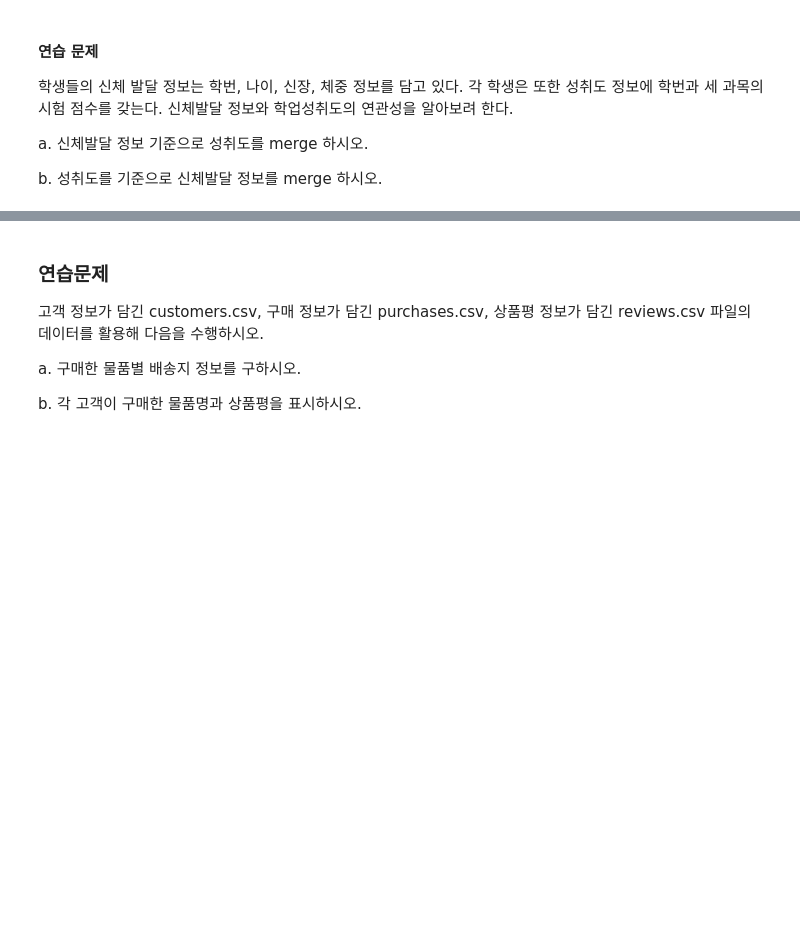
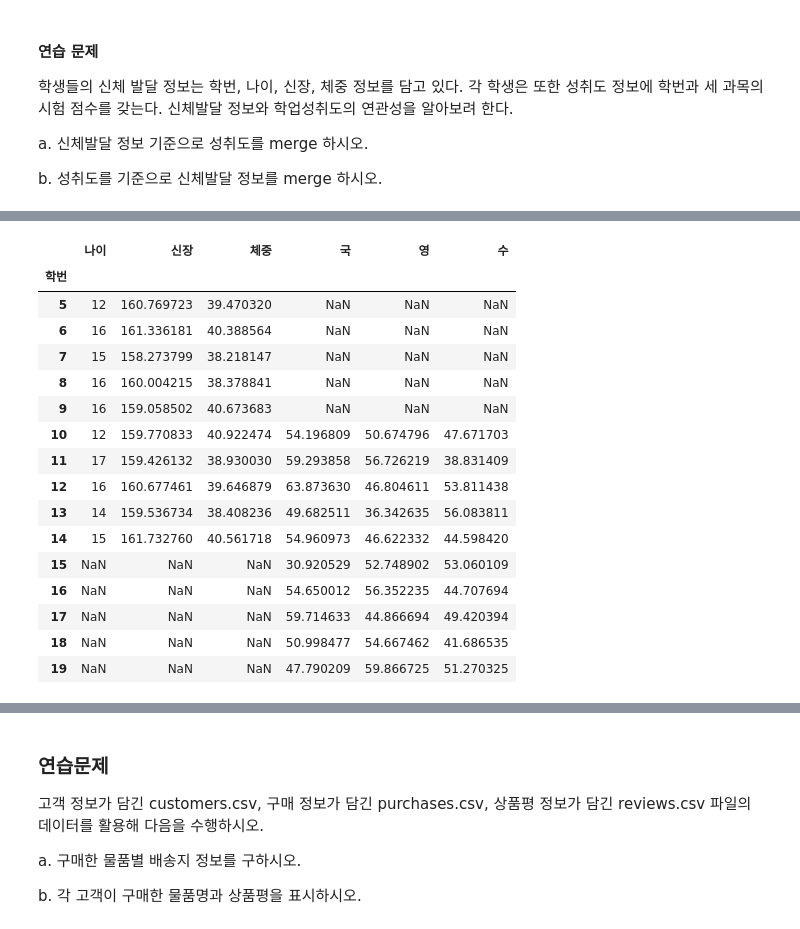
Before and after one commit to lseongjoo/bigpy, a Jupyter notebook: DataPrepare.ipynb, the cells around one changed output, grey strips where cells are left out. Cells and saved outputs as stored; diff of their text form; code cells hidden in the pictures; blank space fills up the shorter version.

```diff
--- a/DataPrepare.ipynb
+++ b/DataPrepare.ipynb
@@ -242,0 +315,22 @@ pd.merge(physical_frame, tests_frame)
+# %%
+# TODO: 문제 1
+data = pd.merge(physical_frame, tests_frame, how='outer').set_index(u'학번')
+data
+# %% [output]
+|  | 나이 | 신장 | 체중 | 국 | 영 | 수 |
+| 학번 |  |  |  |  |  |  |
+| 5 | 12 | 160.769723 | 39.470320 | NaN | NaN | NaN |
+| 6 | 16 | 161.336181 | 40.388564 | NaN | NaN | NaN |
+| 7 | 15 | 158.273799 | 38.218147 | NaN | NaN | NaN |
+| 8 | 16 | 160.004215 | 38.378841 | NaN | NaN | NaN |
+| 9 | 16 | 159.058502 | 40.673683 | NaN | NaN | NaN |
+| 10 | 12 | 159.770833 | 40.922474 | 54.196809 | 50.674796 | 47.671703 |
+| 11 | 17 | 159.426132 | 38.930030 | 59.293858 | 56.726219 | 38.831409 |
+| 12 | 16 | 160.677461 | 39.646879 | 63.873630 | 46.804611 | 53.811438 |
+| 13 | 14 | 159.536734 | 38.408236 | 49.682511 | 36.342635 | 56.083811 |
+| 14 | 15 | 161.732760 | 40.561718 | 54.960973 | 46.622332 | 44.598420 |
+| 15 | NaN | NaN | NaN | 30.920529 | 52.748902 | 53.060109 |
+| 16 | NaN | NaN | NaN | 54.650012 | 56.352235 | 44.707694 |
+| 17 | NaN | NaN | NaN | 59.714633 | 44.866694 | 49.420394 |
+| 18 | NaN | NaN | NaN | 50.998477 | 54.667462 | 41.686535 |
+| 19 | NaN | NaN | NaN | 47.790209 | 59.866725 | 51.270325 |
```
Also changed, not shown: parts of 27 cells of this notebook, 3 other files.
